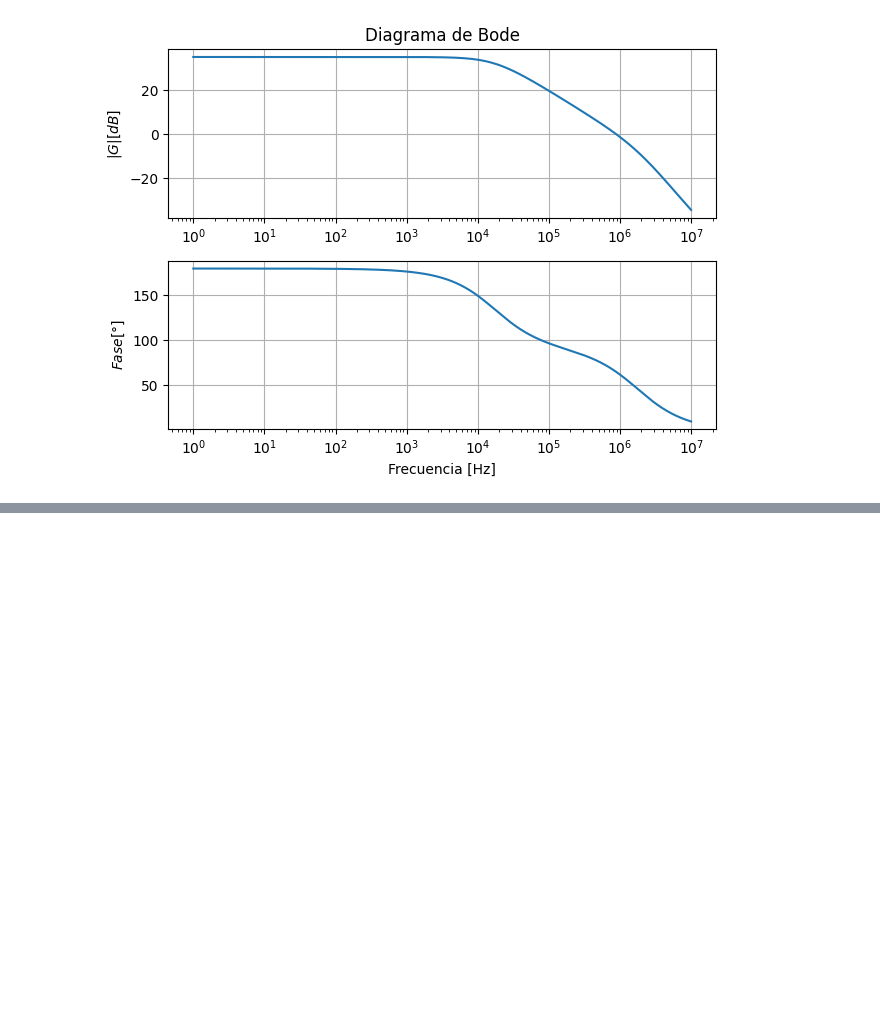
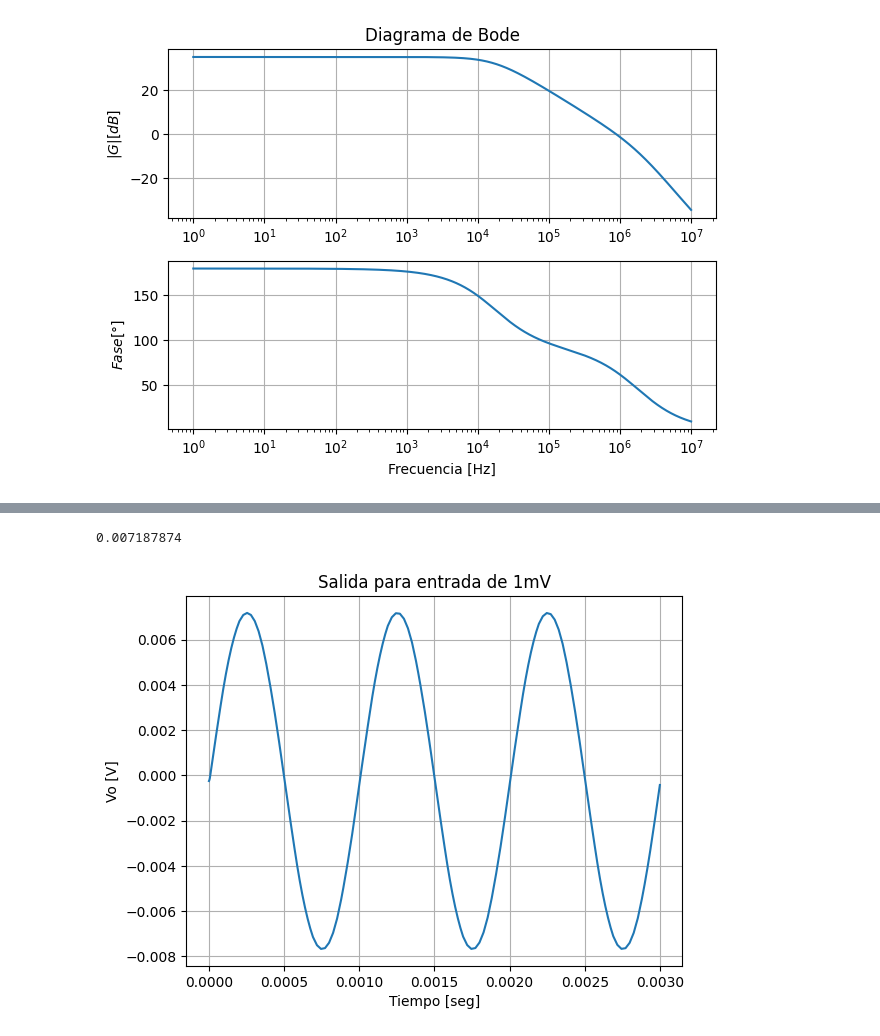
Before and after one commit to all5one-sudo/lab2SRA, a Jupyter notebook: lab2_plots.ipynb, the cells around one changed output, grey strips where cells are left out. Saved outputs shown, nothing was run; the diff lists cells and outputs as text; code cells hidden in the pictures; blank space fills up the shorter version.

```diff
--- a/lab2_plots.ipynb
+++ b/lab2_plots.ipynb
@@ -213,0 +232,12 @@ plt.show()
+# %%
+data = pd.read_csv('E:\Documentos\GitHub\lab2SRA\circuito2V01.txt',delimiter='\t')
+print(max(data['V(vout)']))
+plt.plot(data['time'],data['V(vout)'])
+plt.title('Salida para entrada de 1mV')
+plt.ylabel('Vo [V]')
+plt.xlabel('Tiempo [seg]')
+plt.grid(True)
+plt.show()
+# %% [output]
+0.007187874
+[figure, added]
```
Also changed, not shown: parts of 2 cells of this notebook, 5 other files.
